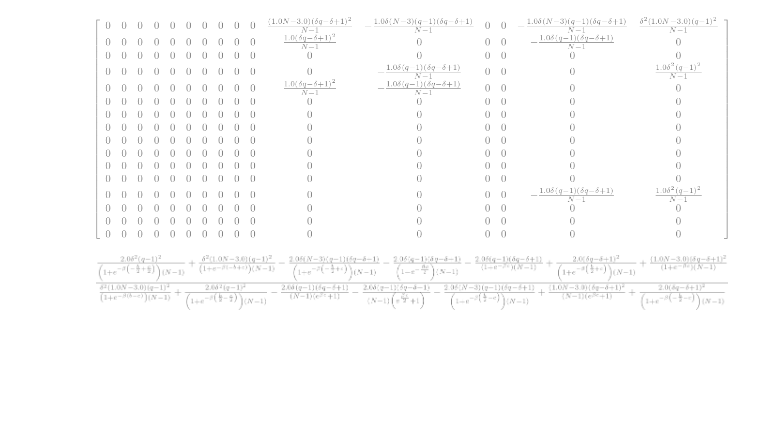
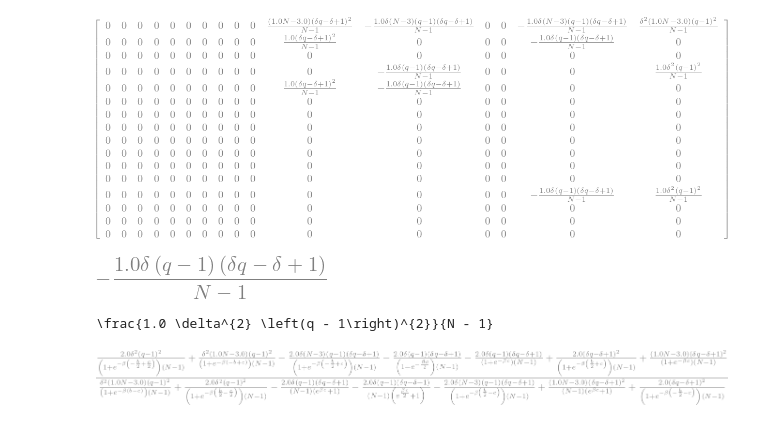
Before and after one commit to Nikoleta-v3/evolution-of-cooperation-with-limited-updating-payoff-memory, a Jupyter notebook: nbs/Invasion analysis of ALLD into GTFT.ipynb, the cells around one changed output. Cells and saved outputs as stored; diff of their text form; code cells hidden in the pictures; blank space fills up the shorter version.

```diff
--- a/nbs/Invasion analysis of ALLD into GTFT.ipynb
+++ b/nbs/Invasion analysis of ALLD into GTFT.ipynb
@@ -410,6 +444,14 @@ for i in range(16):
 x
 # %% [output]
 [figure]
+# %%
+x[12, :][-2].simplify()
+# %% [output]
+[figure, added]
+# %%
+print(sym.latex(x[12, :][-1].simplify()))
+# %% [output]
+\frac{1.0 \delta^{2} \left(q - 1\right)^{2}}{N - 1}
 # %%
 expr = (sum(sum(np.multiply(x, rho))) / sum(sum(np.multiply(x, rho.T))))
 # %%
```
Also changed, not shown: parts of 19 cells of this notebook, 6 other files.
